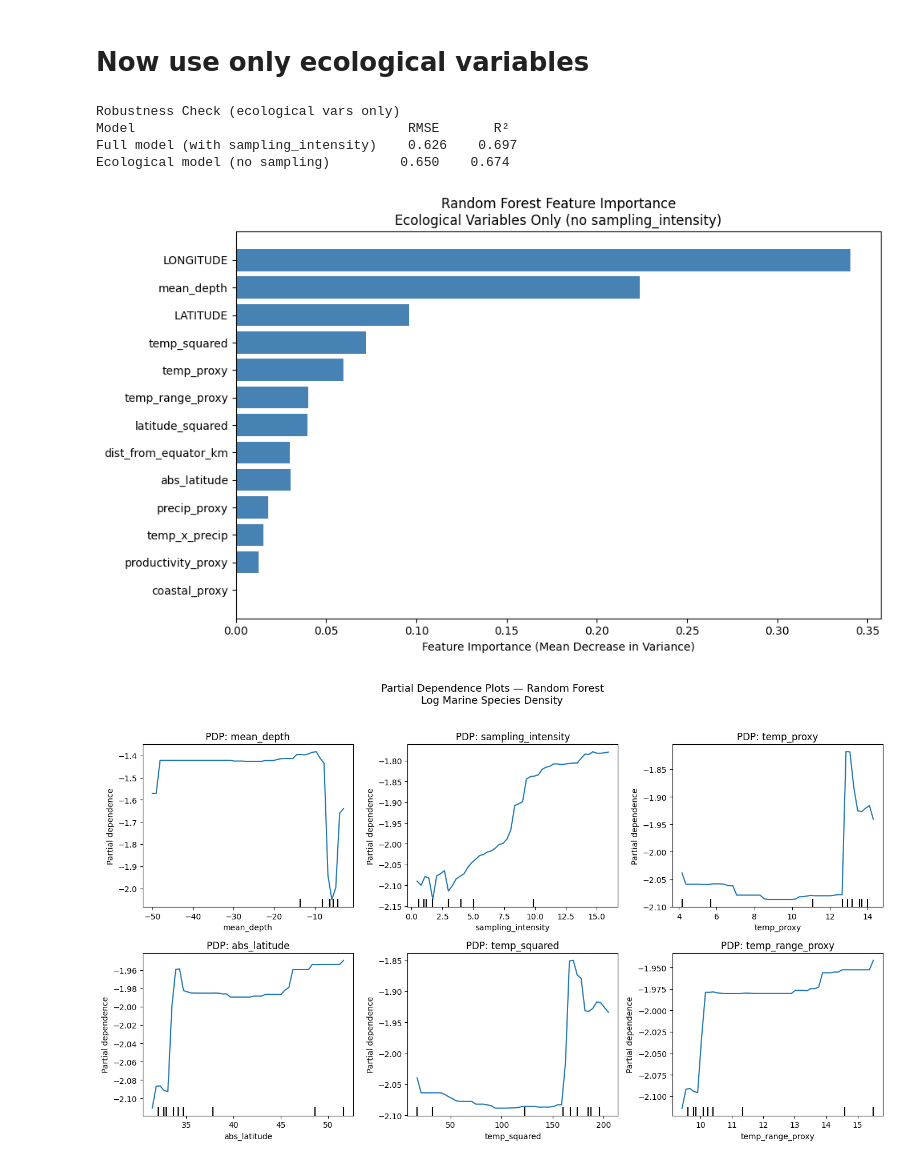
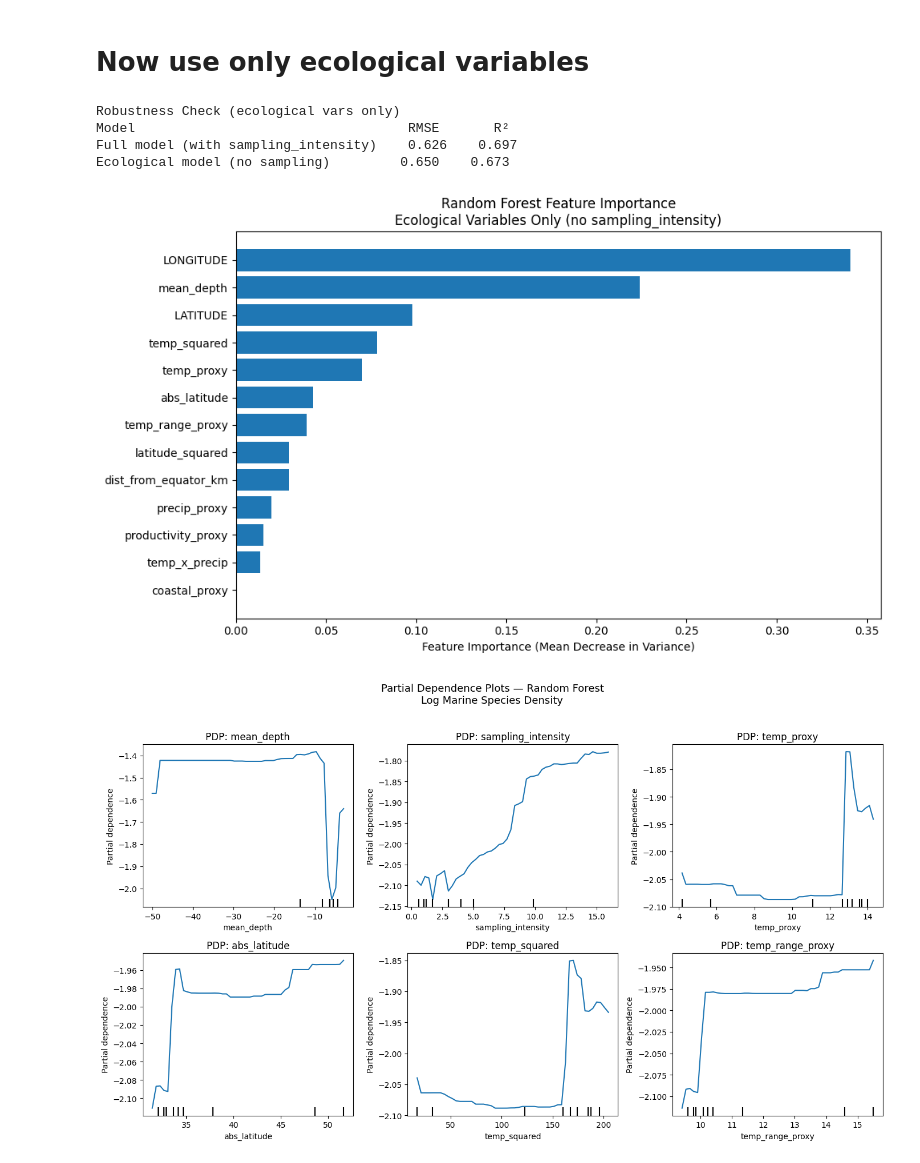
Before and after one commit to zaiba6/Biodiversity-Predictors, a Jupyter notebook: Methods/all_forest.ipynb, the cells around one changed output. Drawn from its saved outputs; the diff is of its cells as text; code cells hidden in the pictures.

```diff
--- a/Methods/all_forest.ipynb
+++ b/Methods/all_forest.ipynb
@@ -46,7 +46,6 @@ features_no_sampling = [
     'mean_depth',
     'abs_latitude',
     'LATITUDE',
-    'abs_latitude',
     'LONGITUDE',
     'dist_from_equator_km',
     'temp_proxy',
@@ -291,22 +290,21 @@ print(f"{'Ecological model (no sampling)':<35} {rmse_ns:>8.3f} {r2_ns:>8.3f}")
 Robustness Check (ecological vars only)
 Model                                   RMSE       R²
 Full model (with sampling_intensity)    0.626    0.697
-Ecological model (no sampling)         0.650    0.674
+Ecological model (no sampling)         0.650    0.673
 # %%
 importances_ns = rf_ns.feature_importances_
 indices_ns = np.argsort(importances_ns)[::-1]
 
 fig, ax = plt.subplots(figsize=(10, 6))
 ax.barh([features_no_sampling[i] for i in indices_ns[::-1]],
-         importances_ns[indices_ns[::-1]],
-         color='steelblue')
+         importances_ns[indices_ns[::-1]])
 ax.set_xlabel('Feature Importance (Mean Decrease in Variance)')
 ax.set_title('Random Forest Feature Importance\nEcological Variables Only (no sampling_intensity)')
 plt.tight_layout()
 plt.savefig('/Users/juliannahoitt/Desktop/MATH6243/FinalProj/Biodiversity-Predictors/Images/feature_importance_ecological.png', dpi=150, bbox_inches='tight')
 plt.show()
 # %% [output]
-[figure, old version]
+[figure, new version]
 # %%
 fig, axes = plt.subplots(2, 3, figsize=(14, 8))
 
```
Also changed, not shown: parts of 6 cells of this notebook, 5 other files.
